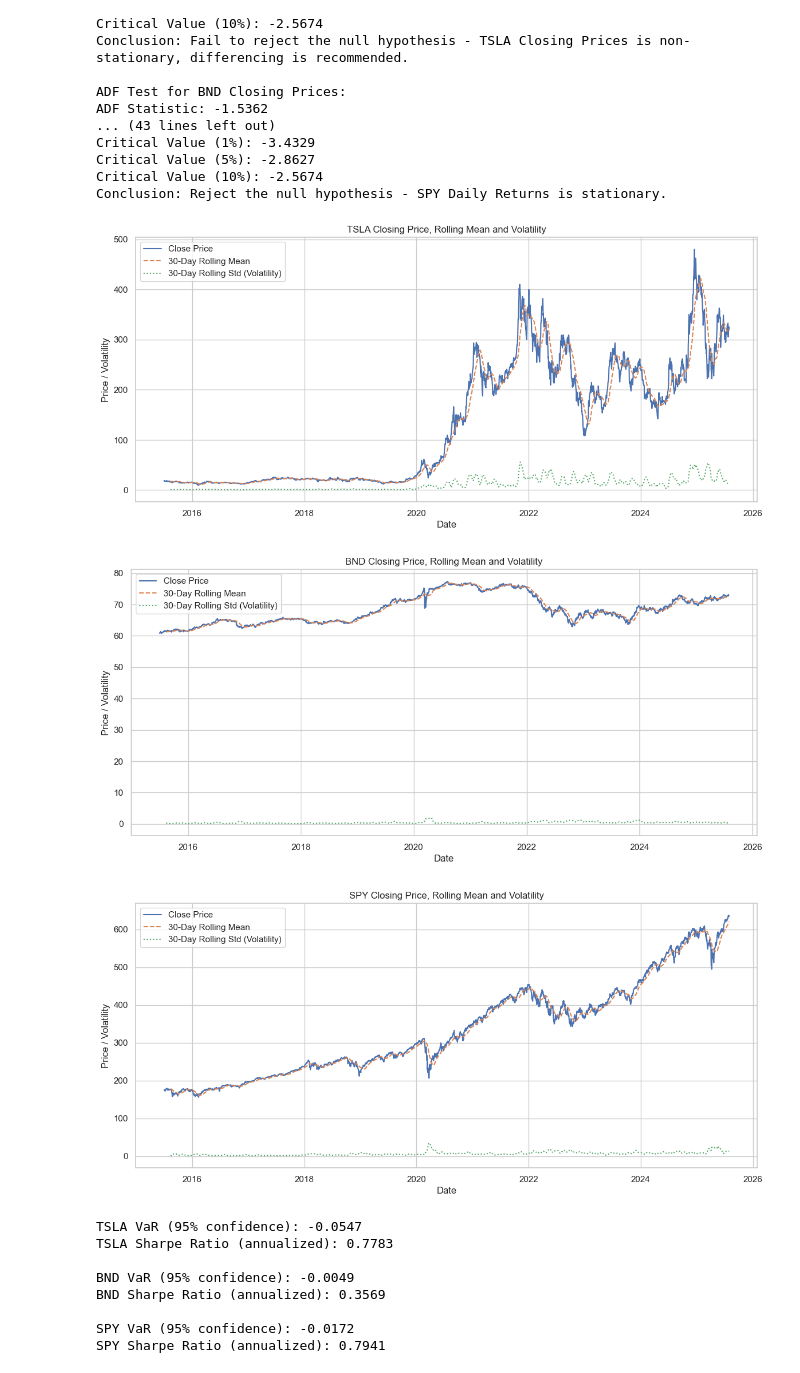
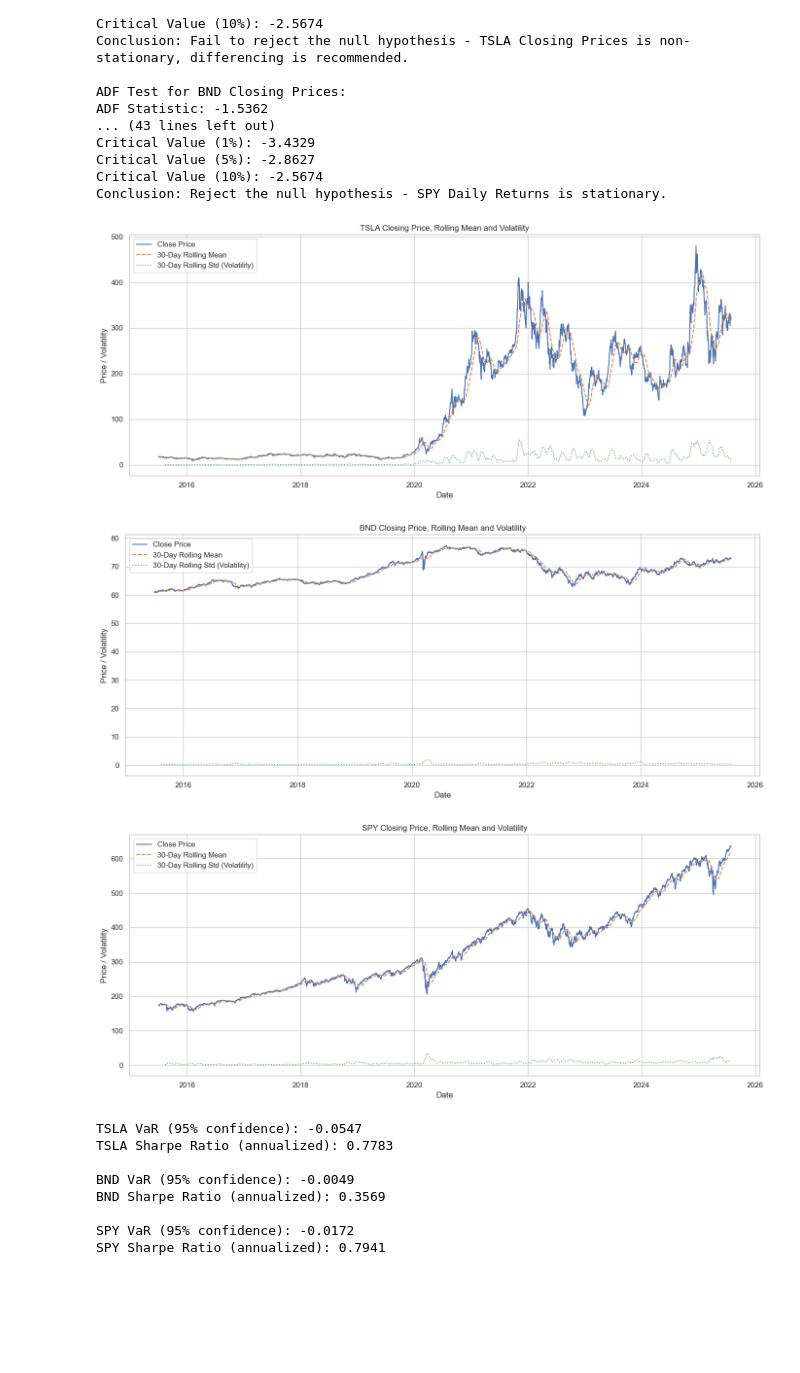
Before and after one commit to Selamawit-Alemu/portfolio-forecasting, a Jupyter notebook: notebooks/01_eda.ipynb, the cells around one changed output. Saved outputs shown, nothing was run; the diff lists cells and outputs as text; code cells hidden in the pictures; blank space fills up the shorter version.

```diff
--- a/notebooks/01_eda.ipynb
+++ b/notebooks/01_eda.ipynb
@@ -422,37 +454,39 @@ Critical Value (5%): -2.8627
 Critical Value (10%): -2.5674
 Conclusion: Reject the null hypothesis - SPY Daily Returns is stationary.
 # %%
-import matplotlib.pyplot as plt
-
 # Define rolling window size (e.g., 30 trading days ~ 1 month)
 window_size = 30
 
 # Create a dictionary of your cleaned DataFrames if not already
 data = {
     'TSLA': tsla_clean,
     'BND': bnd_clean,
     'SPY': spy_clean
 }
 
 for ticker, df in data.items():
     # Calculate rolling mean and rolling std for closing prices
     df['Rolling_Mean'] = df['Close'].rolling(window=window_size).mean()
     df['Rolling_Std'] = df['Close'].rolling(window=window_size).std()
 
     # Plot Closing price, Rolling Mean, and Rolling Std (volatility)
     plt.figure(figsize=(14,6))
     plt.plot(df.index, df['Close'], label='Close Price')
     plt.plot(df.index, df['Rolling_Mean'], label=f'{window_size}-Day Rolling Mean', linestyle='--')
     plt.plot(df.index, df['Rolling_Std'], label=f'{window_size}-Day Rolling Std (Volatility)', linestyle=':')
     plt.title(f'{ticker} Closing Price, Rolling Mean and Volatility')
     plt.xlabel('Date')
     plt.ylabel('Price / Volatility')
     plt.legend()
+    plt.tight_layout()
+
+    # Save the figure
+    plt.savefig(f'../reports/figures{ticker}_rolling_mean_std.png', dpi=300)
     plt.show()
 # %% [output]
-[figure, old version]
+[figure, new version]
-[figure, old version]
+[figure, new version]
-[figure, old version]
+[figure, new version]
 # %%
 # Convert 'Close' to numeric, coercing errors to NaN
 tsla_df['Close'] = pd.to_numeric(tsla_df['Close'], errors='coerce')
```
Also changed, not shown: parts of 8 cells of this notebook.
